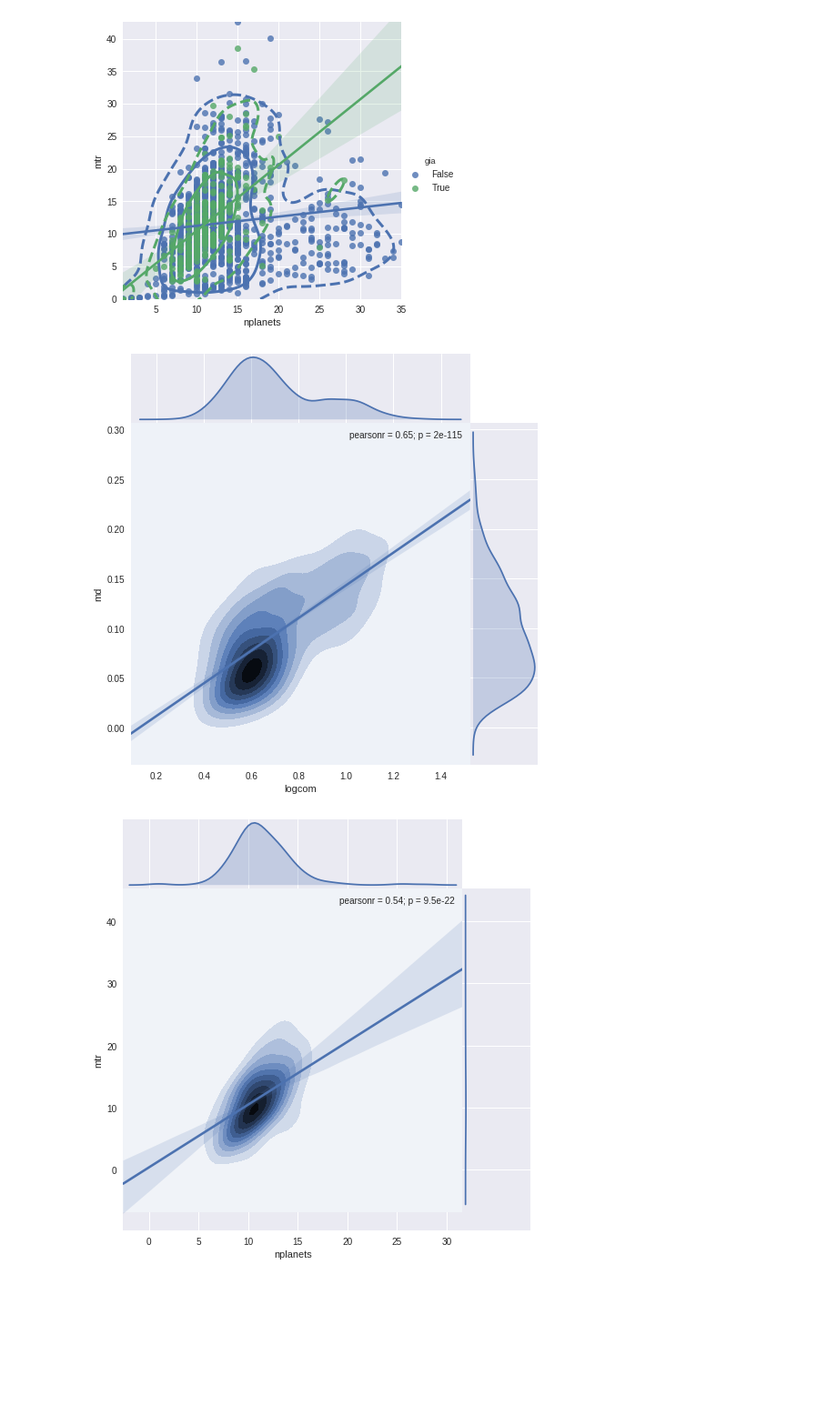
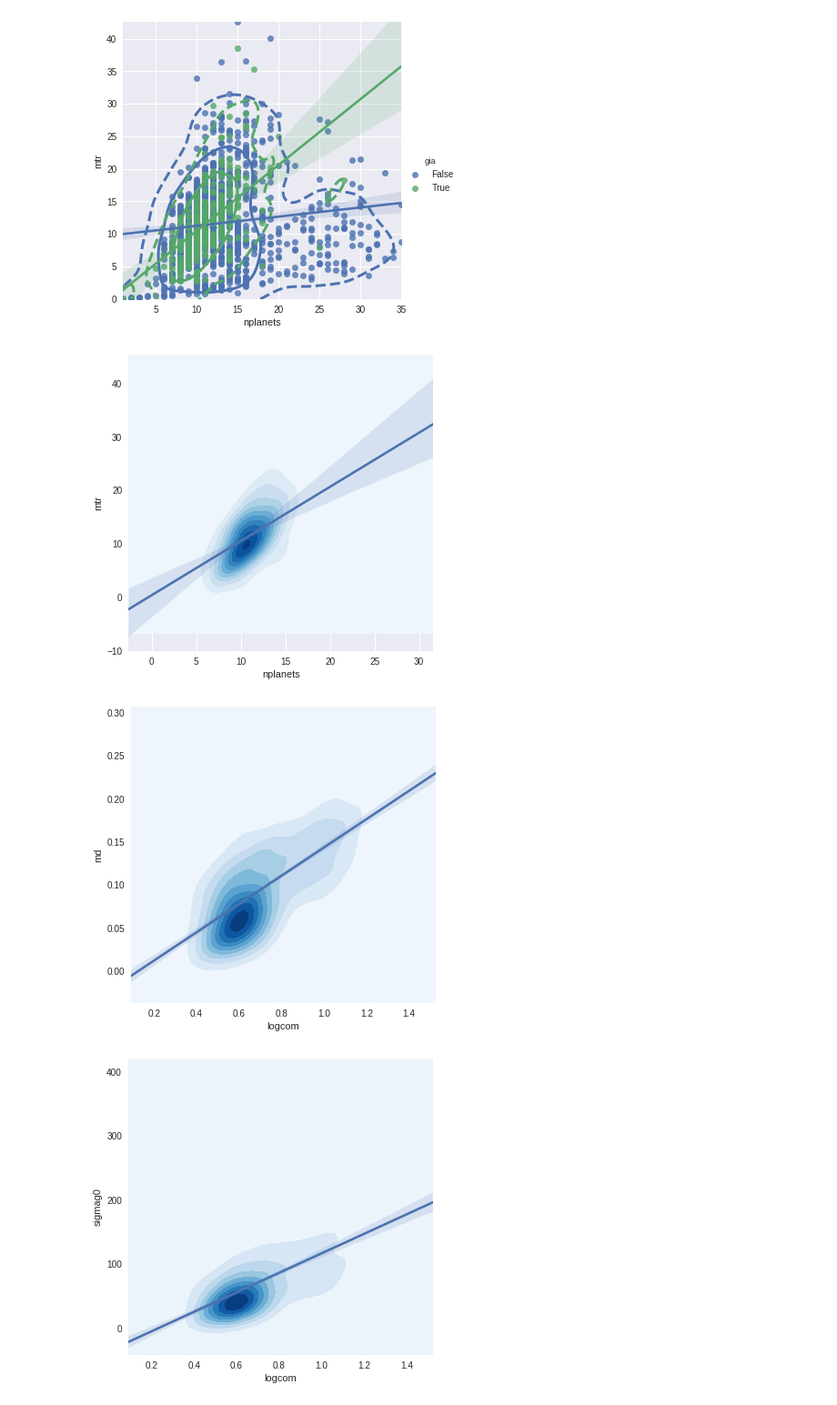
Before and after one commit to saint-germain/population_synthesis, a Jupyter notebook: tools/plots.ipynb, the cells around one changed output. Shown at 91% size. Drawn from its saved outputs; the diff is of its cells as text; code cells hidden in the pictures; blank space fills up the shorter version.

Commit message:
happy with plots (no hz yet)

```diff
--- a/tools/plots.ipynb
+++ b/tools/plots.ipynb
@@ -509,23 +511,36 @@ var2='mtr'
 corrcont(var1,var2,dn,0,True)
 # %% [output]
 [figure]
+# %%
+df=dn
+var1="nplanets"
+var2='mtr'
+filter=df.gia
+plt.figure(figsize=(6,6))
+sns.kdeplot(df[var1][filter], df[var2][filter],shade=True,cmap='Blues')
+sns.regplot(df[var1][filter],df[var2][filter], scatter=False)
+plt.show()
+# %% [output]
+[figure, added]
 # %%
 df=dn
 var1="logcom"
 var2='md'
 filter=~df.gia
-g = sns.jointplot(df[var1][filter], df[var2][filter], kind="kde", size=7, space=0)
-sns.regplot(df[var1][filter],df[var2][filter], scatter=False, ax=g.ax_joint)
+plt.figure(figsize=(6,6))
+sns.kdeplot(df[var1][filter], df[var2][filter],shade=True,cmap='Blues')
+sns.regplot(df[var1][filter],df[var2][filter], scatter=False)
 plt.show()
 # %% [output]
-[figure, old version]
+[figure, new version]
 # %%
+var1="logcom"
+var2='sigmag0'
 df=dn
-var1="nplanets"
-var2='mtr'
-filter=df.gia
-g = sns.kdeplot(df[var1][filter], df[var2][filter], kind="kde", size=7, space=0)
-sns.regplot(df[var1][filter],df[var2][filter], scatter=False, ax=g.ax_joint)
+filter=~df.gia
+plt.figure(figsize=(6,6))
+sns.kdeplot(df[var1][filter], df[var2][filter],shade=True,cmap='Blues')
+sns.regplot(df[var1][filter],df[var2][filter], scatter=False)
 plt.show()
 # %% [output]
-[figure, old version]
+[figure, new version]
```
Also changed, not shown: parts of 8 cells of this notebook.
